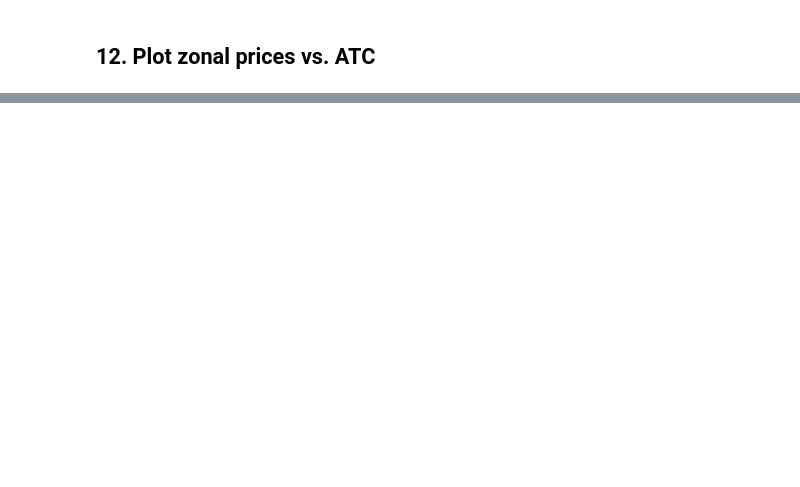
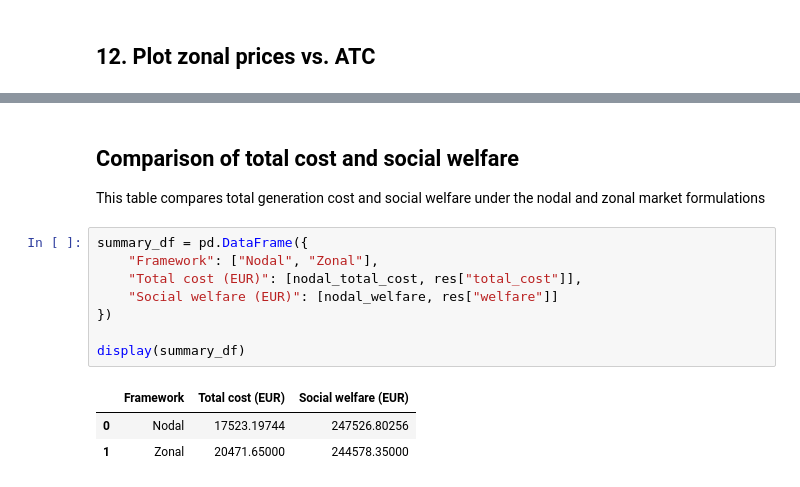
Before and after one commit to KonstantinosKountras/46755-electricity-market-clearing_Asgn1, a Jupyter notebook: Assignment1_3zonal.ipynb, the cells around one changed output, grey strips where cells are left out. Cells and saved outputs as stored; diff of their text form; blank space fills up the shorter version.

```diff
--- a/Assignment1_3zonal.ipynb
+++ b/Assignment1_3zonal.ipynb
@@ -411,0 +481,15 @@ def zonal_average_from_nodal(lambda_nodal, bus_zone):
+# %% [markdown]
+## Comparison of total cost and social welfare
+This table compares total generation cost and social welfare under the nodal and zonal market formulations
+# %%
+summary_df = pd.DataFrame({
+    "Framework": ["Nodal", "Zonal"],
+    "Total cost (EUR)": [nodal_total_cost, res["total_cost"]],
+    "Social welfare (EUR)": [nodal_welfare, res["welfare"]]
+})
+
+display(summary_df)
+# %% [output]
+|  | Framework | Total cost (EUR) | Social welfare (EUR) |
+| 0 | Nodal | 17523.19744 | 247526.80256 |
+| 1 | Zonal | 20471.65000 | 244578.35000 |
```
Also changed, not shown: parts of 16 cells of this notebook, 2 other files.
